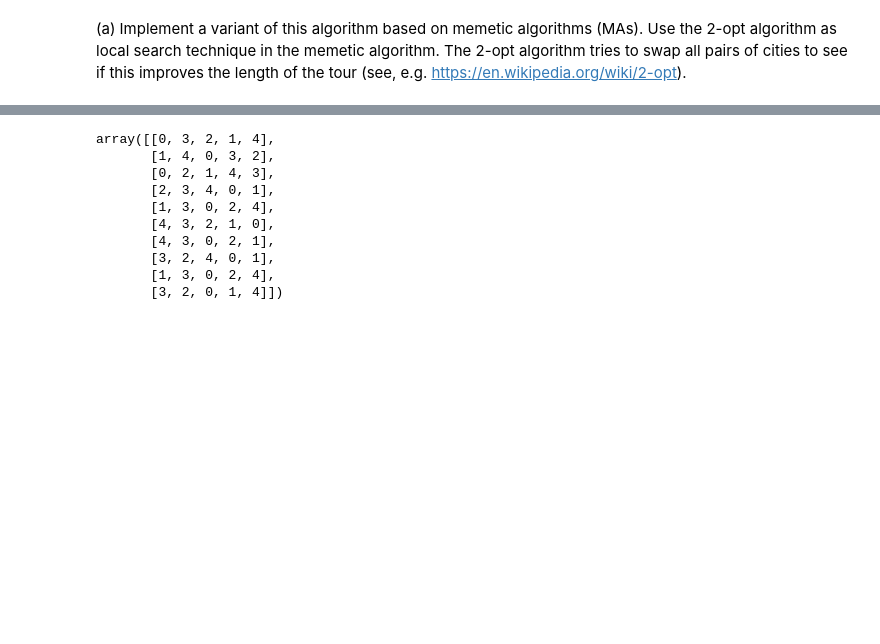
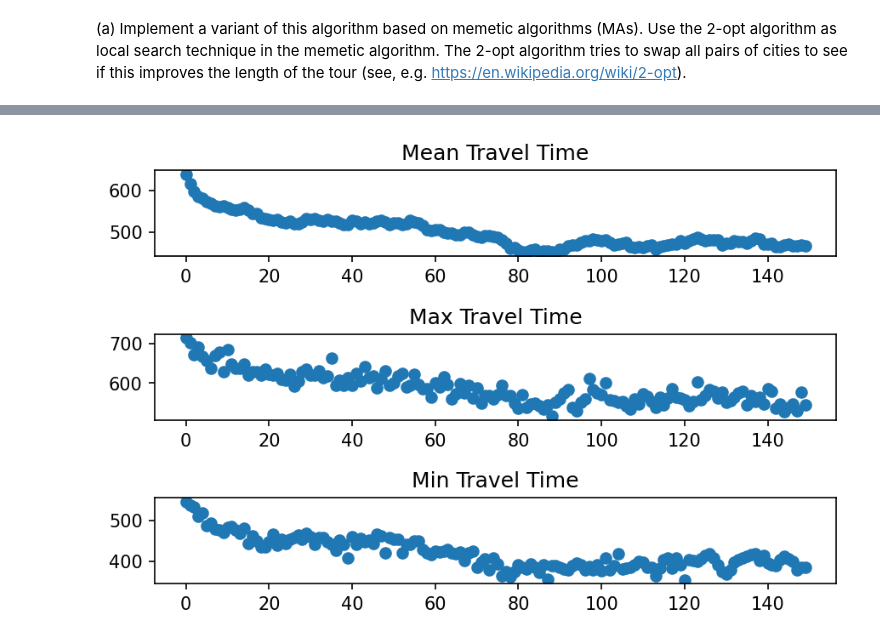
Before and after one commit to JanSchering/natural_computing, a Jupyter notebook: assignment_1/Ex6.ipynb, the cells around one changed output, grey strips where cells are left out. Saved outputs shown, nothing was run; the diff lists cells and outputs as text; code cells hidden in the pictures; blank space fills up the shorter version.

```diff
--- a/assignment_1/Ex6.ipynb
+++ b/assignment_1/Ex6.ipynb
@@ -26,7 +49,7 @@ def order_for_search(x:List[int], cut_point1:int, cut_point2:int) -> List[int]:
     return np.concatenate((x[cut_point2:], x[0:cut_point2]))
 
 def produce_offspring(search_dig:List[int], cut_seq:List[int], cut_points:Tuple[int,int], phen_length:int) -> List[int]:
-    offspring = np.zeros(phen_length)
+    offspring = np.zeros(phen_length, dtype=int)
     p1, p2 = cut_points
     offspring[p1:p2] = cut_seq
     for i in range(p2, phen_length):
@@ -83,21 +100,10 @@ def mutate(candidate:List[int]) -> List[int]:
 # %%
 def init_population(size:int, chromosomes:int):
-    population = np.zeros((size, chromosomes), dtype="int")
+    population = np.zeros((size, chromosomes), dtype=int)
     val_range = np.arange(chromosomes)
     for i in range(size):
         np.random.shuffle(val_range)
         population[i] = val_range
 
     return population
-# %% [output]
-array([[0, 3, 2, 1, 4],
-       [1, 4, 0, 3, 2],
-       [0, 2, 1, 4, 3],
-       [2, 3, 4, 0, 1],
-       [1, 3, 0, 2, 4],
-       [4, 3, 2, 1, 0],
-       [4, 3, 0, 2, 1],
-       [3, 2, 4, 0, 1],
-       [1, 3, 0, 2, 4],
-       [3, 2, 0, 1, 4]])
 # %%
@@ -110,0 +120,65 @@ def tournament_select(population:np.ndarray):
+# %%
+def eval_population(pop:np.ndarray, calc_travel_time):
+    """Returns (mean_fitness, max_fitness, min_fitness, best_candidate) of the population"""
+    travel_times = []
+    for individual in pop:
+        travel_times.append(calc_travel_time(individual))
+    return np.mean(travel_times), np.max(travel_times), np.min(travel_times), np.argmin(travel_times)
+
+def prep_travel_map(candidate, map):
+    print(candidate)
+    x_coords, y_coords = [], []
+    for x in candidate:
+        x_coords.append(map[x][0])
+        y_coords.append(map[x][1])
+    return x_coords, y_coords
+# %%
+def simple_EA(city_dist:np.ndarray, pop_size:int, max_gen:int):
+    # Define chromosome length of the phenotypes
+    num_chromosomes = city_dist.shape[0]
+    # Initialize the population of candidate solutions
+    population = init_population(pop_size, num_chromosomes)
+    # Create array to collect fitness statistics
+    stats = []
+    stats.append(eval_population(population, get_travel_time)[:-1])
+    # probability for mutation
+    p_m = 0.1
+    # initial generation
+    gen = 1
+    while gen < max_gen:
+        new_pop = np.zeros(population.shape, dtype=int)
+        for i in range(0, pop_size, 2):
+            parent1 = tournament_select(population, eval_fitness)
+            parent2 = tournament_select(population, eval_fitness)
+            offspring1, offspring2 = crossover(population[parent1], population[parent2])
+            new_pop[i] = offspring1
+            new_pop[i+1] = offspring2
+            if random.random() < p_m:
+                new_pop[i] = mutate(new_pop[i])
+            if random.random() < p_m:
+                new_pop[i+1] = mutate(new_pop[i+1])
+
+        stats.append(eval_population(new_pop, get_travel_time)[:-1])
+        population = new_pop
+        gen += 1
+    fig, axs = plt.subplots(3, facecolor='w')
+    axs[0].scatter(np.arange(max_gen), [stat[0] for stat in stats])
+    axs[0].title.set_text("Mean Travel Time")
+    axs[1].scatter(np.arange(max_gen), [stat[1] for stat in stats])
+    axs[1].title.set_text("Max Travel Time")
+    axs[2].scatter(np.arange(max_gen), [stat[2] for stat in stats])
+    axs[2].title.set_text("Min Travel Time")
+    fig.tight_layout()
+    fig.set_dpi(150)
+    return population
+
+
+# Get Problem Setup
+city_dist = get_cities()
+max_gens = 150
+pop_size = 100
+# Create fitness function
+eval_fitness, get_travel_time = get_fitness_func(city_dist)
+population = simple_EA(city_dist, 100, max_gens)
+# %% [output]
+[figure, added]
```
Also changed, not shown: parts of 9 cells of this notebook.
